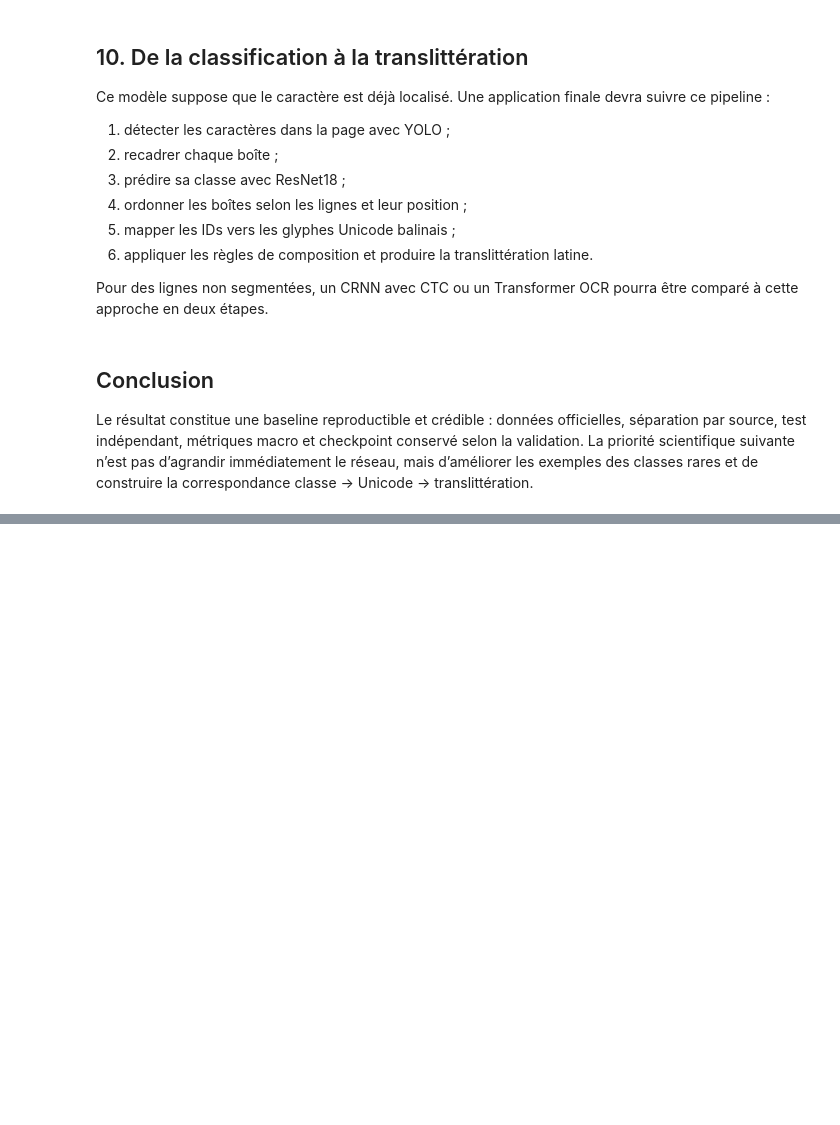
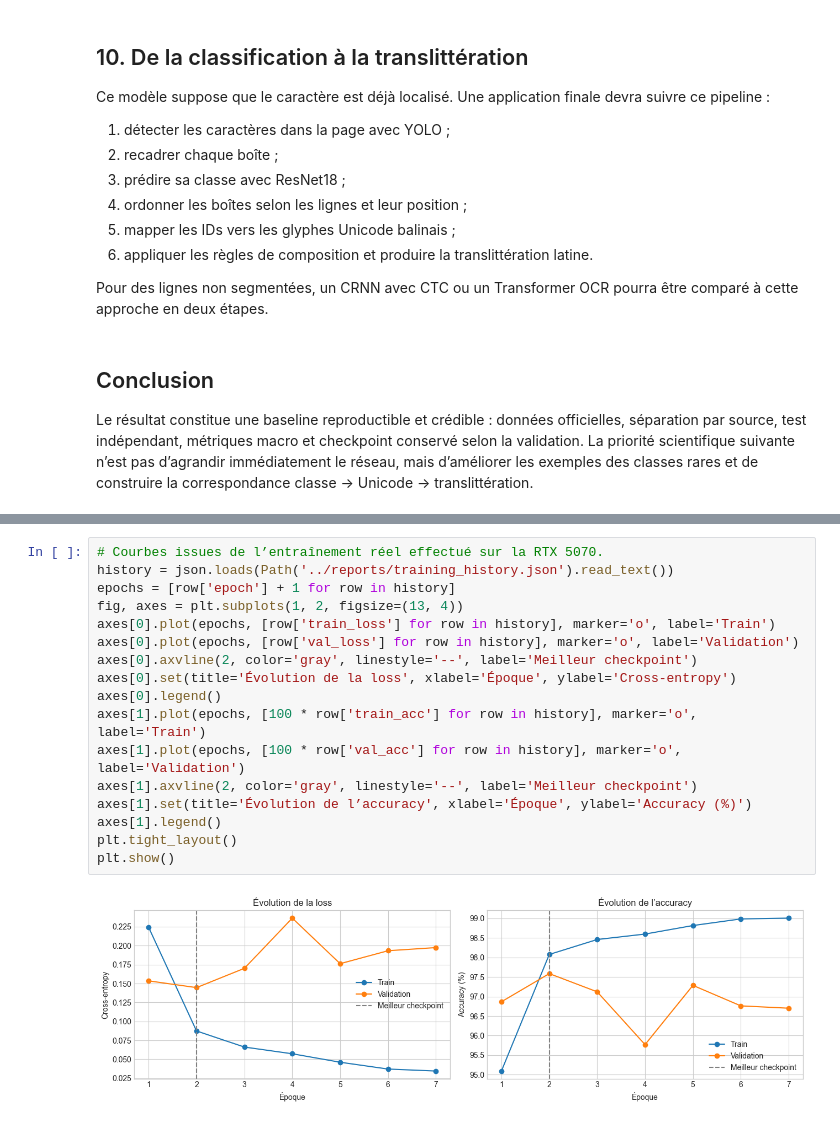
Before and after one commit to BADR-JOULAlI/balinese-script-transliteration-cnn, a Jupyter notebook: notebooks/04_deeplontar_end_to_end.ipynb, the cells around one changed output, grey strips where cells are left out. Drawn from its saved outputs; the diff is of its cells as text; blank space fills up the shorter version.

```diff
--- a/notebooks/04_deeplontar_end_to_end.ipynb
+++ b/notebooks/04_deeplontar_end_to_end.ipynb
@@ -143,0 +248,19 @@ Le résultat constitue une baseline reproductible et crédible : données offici
+# %%
+# Courbes issues de l’entraînement réel effectué sur la RTX 5070.
+history = json.loads(Path('../reports/training_history.json').read_text())
+epochs = [row['epoch'] + 1 for row in history]
+fig, axes = plt.subplots(1, 2, figsize=(13, 4))
+axes[0].plot(epochs, [row['train_loss'] for row in history], marker='o', label='Train')
+axes[0].plot(epochs, [row['val_loss'] for row in history], marker='o', label='Validation')
+axes[0].axvline(2, color='gray', linestyle='--', label='Meilleur checkpoint')
+axes[0].set(title='Évolution de la loss', xlabel='Époque', ylabel='Cross-entropy')
+axes[0].legend()
+axes[1].plot(epochs, [100 * row['train_acc'] for row in history], marker='o', label='Train')
+axes[1].plot(epochs, [100 * row['val_acc'] for row in history], marker='o', label='Validation')
+axes[1].axvline(2, color='gray', linestyle='--', label='Meilleur checkpoint')
+axes[1].set(title='Évolution de l’accuracy', xlabel='Époque', ylabel='Accuracy (%)')
+axes[1].legend()
+plt.tight_layout()
+plt.show()
+# %% [output]
+[figure, added]
```
Also changed, not shown: parts of 17 cells of this notebook, 2 other files.
